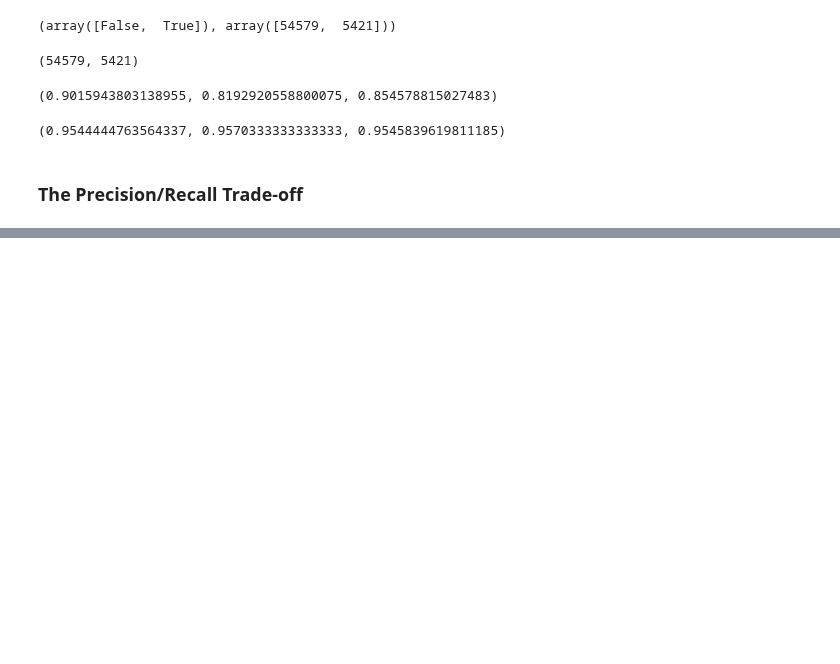
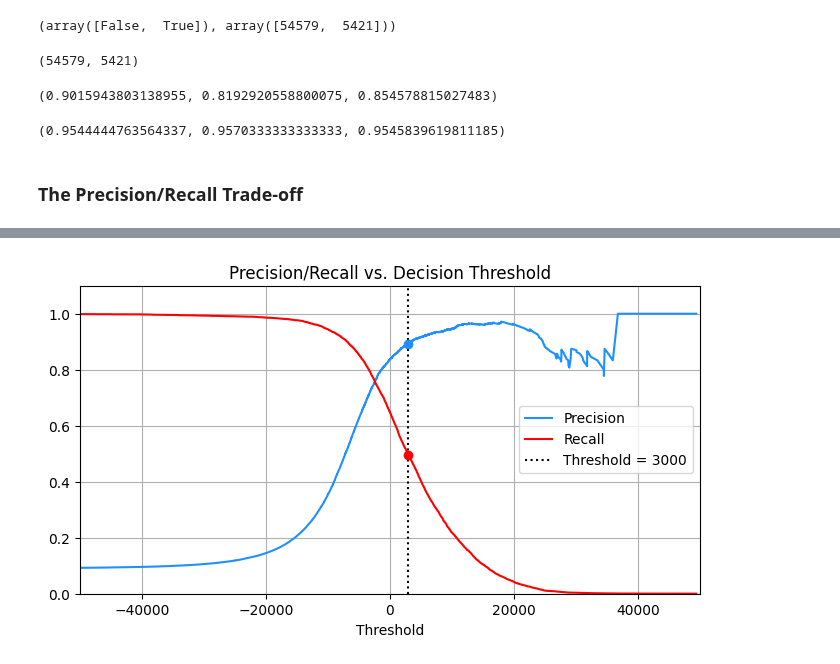
Before and after one commit to PaulToronto/Hands-on-Maching-Learning-Book, a Jupyter notebook: 3_Classification.ipynb, the cells around one changed output, grey strips where cells are left out. Saved outputs shown, nothing was run; the diff lists cells and outputs as text; code cells hidden in the pictures; blank space fills up the shorter version.

```diff
--- a/3_Classification.ipynb
+++ b/3_Classification.ipynb
@@ -637,0 +680,11 @@ weighted_avg_prec, weighted_avg_recall, weighted_avg_f1
+# %%
+# the decision scores
+y_train_decision_score = cross_val_predict(sgd_clf,
+                                           X_train,
+                                           y_train_is_5,
+                                           cv=3,
+                                           method='decision_function')
+print(len(y_train_decision_score), y_train_decision_score)
+
+# actual values
+print(len(y_train_is_5), y_train_is_5)
@@ -637,0 +780,21 @@ weighted_avg_prec, weighted_avg_recall, weighted_avg_f1
+# %%
+_, ax = plt.subplots(figsize=(8, 4))
+
+ax.plot(thresholds, precisions[:-1], label='Precision',
+        color='dodgerblue')
+ax.plot(thresholds, recalls[:-1], label='Recall',
+        color='red')
+ax.vlines(3000, 0, 1.1, 'k', 'dotted', label='Threshold = 3000')
+
+# idx when threshold is 3000
+idx = (thresholds > 3000).argmax()
+ax.plot(thresholds[idx], precisions[idx], color='dodgerblue', marker='o')
+ax.plot(thresholds[idx], recalls[idx], color='red', marker='o')
+
+ax.axis([-50_000, 50_000, 0, 1.1])
+ax.set_title('Precision/Recall vs. Decision Threshold')
+ax.set_xlabel('Threshold')
+ax.legend()
+ax.grid();
+# %% [output]
+[figure, added]
```
Also changed, not shown: parts of 30 cells of this notebook.
